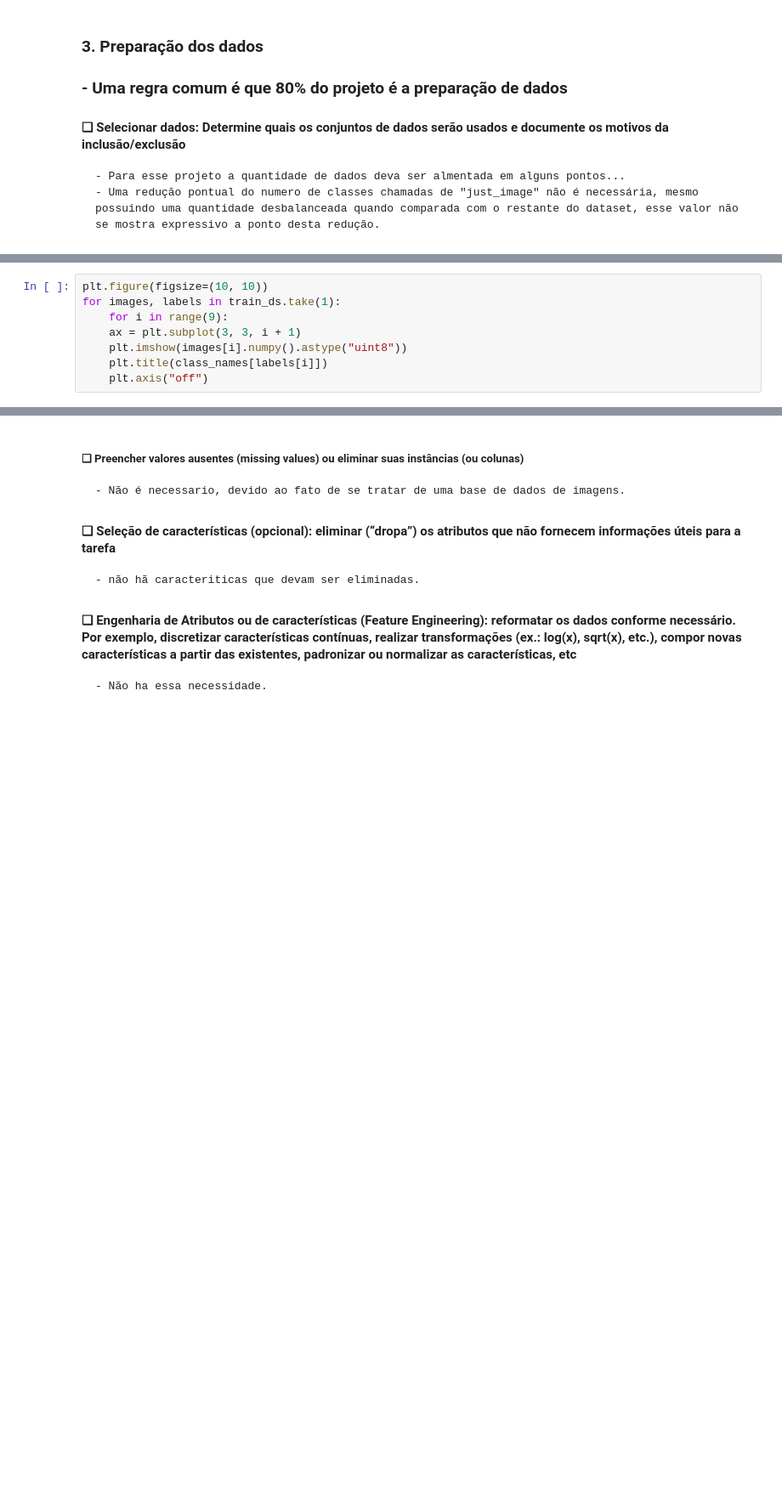
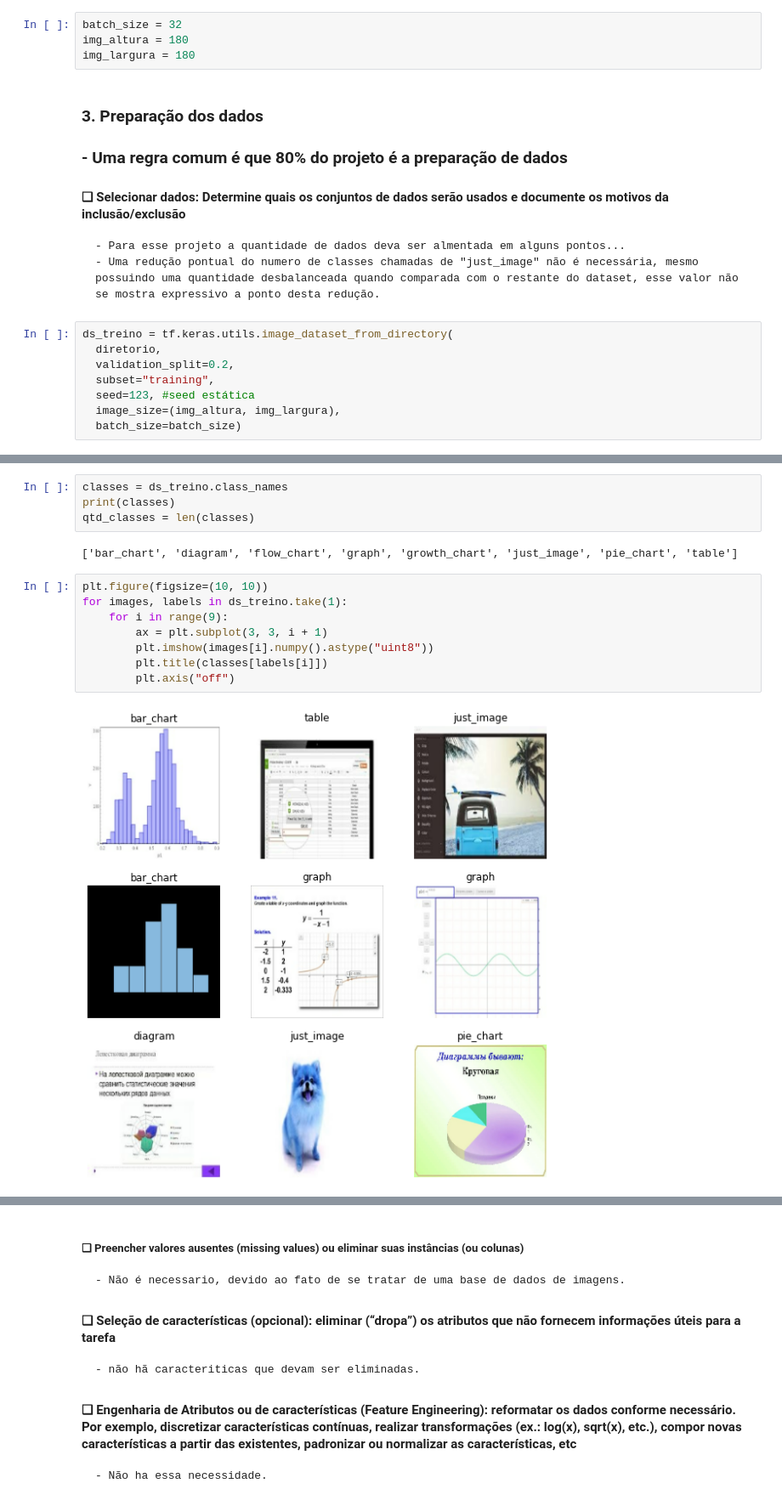
Before and after one commit to filipe1992/projetoML, a Jupyter notebook: Projeto_AM.ipynb, the cells around one changed output, grey strips where cells are left out. Shown at 85% size. Drawn from its saved outputs; the diff is of its cells as text; blank space fills up the shorter version.

```diff
--- a/Projeto_AM.ipynb
+++ b/Projeto_AM.ipynb
@@ -427,9 +413,21 @@ df_dataset_classe_largura_altura.max(numeric_only=True)
 | just_image | 6070 | 4912 |
 | pie_chart | 5120 | 5120 |
 | table | 7682 | 5775 |
+# %%
+batch_size = 32
+img_altura = 180
+img_largura = 180
 # %% [markdown]
 ### 3. Preparação dos dados
 ### - Uma regra comum é que 80% do projeto é a preparação de dados
 #### ❑ Selecionar dados: Determine quais os conjuntos de dados serão usados e documente os motivos da inclusão/exclusão
     - Para esse projeto a quantidade de dados deva ser almentada em alguns pontos...
     - Uma redução pontual do numero de classes chamadas de "just_image" não é necessária, mesmo possuindo uma quantidade desbalanceada quando comparada com o restante do dataset, esse valor não se mostra expressivo a ponto desta redução.
+# %%
+ds_treino = tf.keras.utils.image_dataset_from_directory(
+  diretorio,
+  validation_split=0.2,
+  subset="training",
+  seed=123, #seed estática
+  image_size=(img_altura, img_largura),
+  batch_size=batch_size)
@@ -440,8 +452,16 @@ df_dataset_classe_largura_altura.max(numeric_only=True)
-# %%
-plt.figure(figsize=(10, 10))
-for images, labels in train_ds.take(1):
-    for i in range(9):
-    ax = plt.subplot(3, 3, i + 1)
-    plt.imshow(images[i].numpy().astype("uint8"))
-    plt.title(class_names[labels[i]])
-    plt.axis("off")
+# %%
+classes = ds_treino.class_names
+print(classes)
+qtd_classes = len(classes)
+# %% [output]
+['bar_chart', 'diagram', 'flow_chart', 'graph', 'growth_chart', 'just_image', 'pie_chart', 'table']
+# %%
+plt.figure(figsize=(10, 10))
+for images, labels in ds_treino.take(1):
+    for i in range(9):
+        ax = plt.subplot(3, 3, i + 1)
+        plt.imshow(images[i].numpy().astype("uint8"))
+        plt.title(classes[labels[i]])
+        plt.axis("off")
+# %% [output]
+[figure, added]
```
Also changed, not shown: parts of 29 cells of this notebook, 2 other files.
